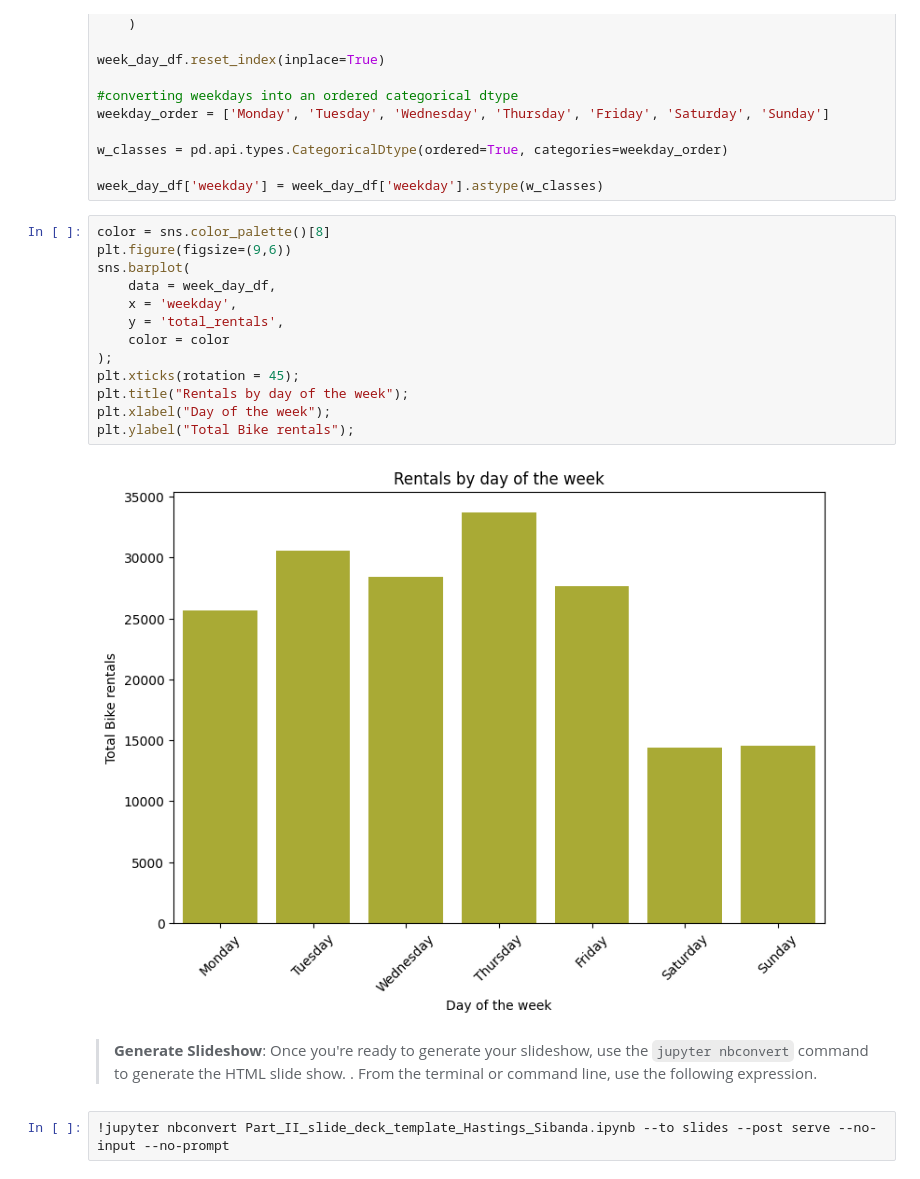
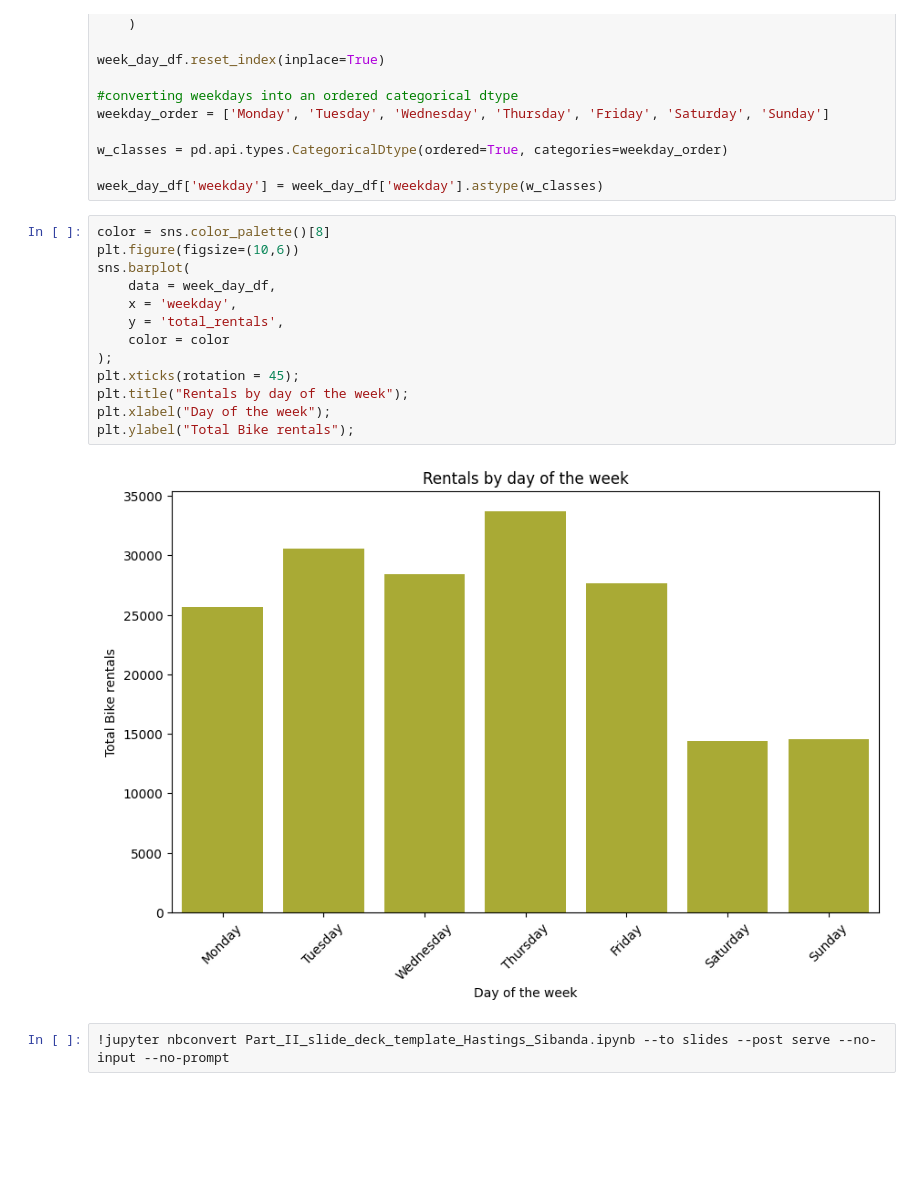
Before and after one commit to sibanda1989/udacity-viz-project, a Jupyter notebook: Part_II_slide_deck_template_Hastings_Sibanda.ipynb, the cells around one changed output. Cells and saved outputs as stored; diff of their text form; blank space fills up the shorter version.

```diff
--- a/Part_II_slide_deck_template_Hastings_Sibanda.ipynb
+++ b/Part_II_slide_deck_template_Hastings_Sibanda.ipynb
@@ -107,20 +108,18 @@ w_classes = pd.api.types.CategoricalDtype(ordered=True, categories=weekday_order
 week_day_df['weekday'] = week_day_df['weekday'].astype(w_classes)
 # %%
 color = sns.color_palette()[8]
-plt.figure(figsize=(9,6))
+plt.figure(figsize=(10,6))
 sns.barplot(
     data = week_day_df,
     x = 'weekday',
     y = 'total_rentals',
     color = color
 );
 plt.xticks(rotation = 45);
 plt.title("Rentals by day of the week");
 plt.xlabel("Day of the week");
 plt.ylabel("Total Bike rentals");
 # %% [output]
-[figure, old version]
+[figure, new version]
-# %% [markdown]
->**Generate Slideshow**: Once you're ready to generate your slideshow, use the `jupyter nbconvert` command to generate the HTML slide show. . From the terminal or command line, use the following expression.
 # %%
 !jupyter nbconvert Part_II_slide_deck_template_Hastings_Sibanda.ipynb --to slides --post serve --no-input --no-prompt
```
Also changed, not shown: parts of 3 cells of this notebook, 2 other files.
